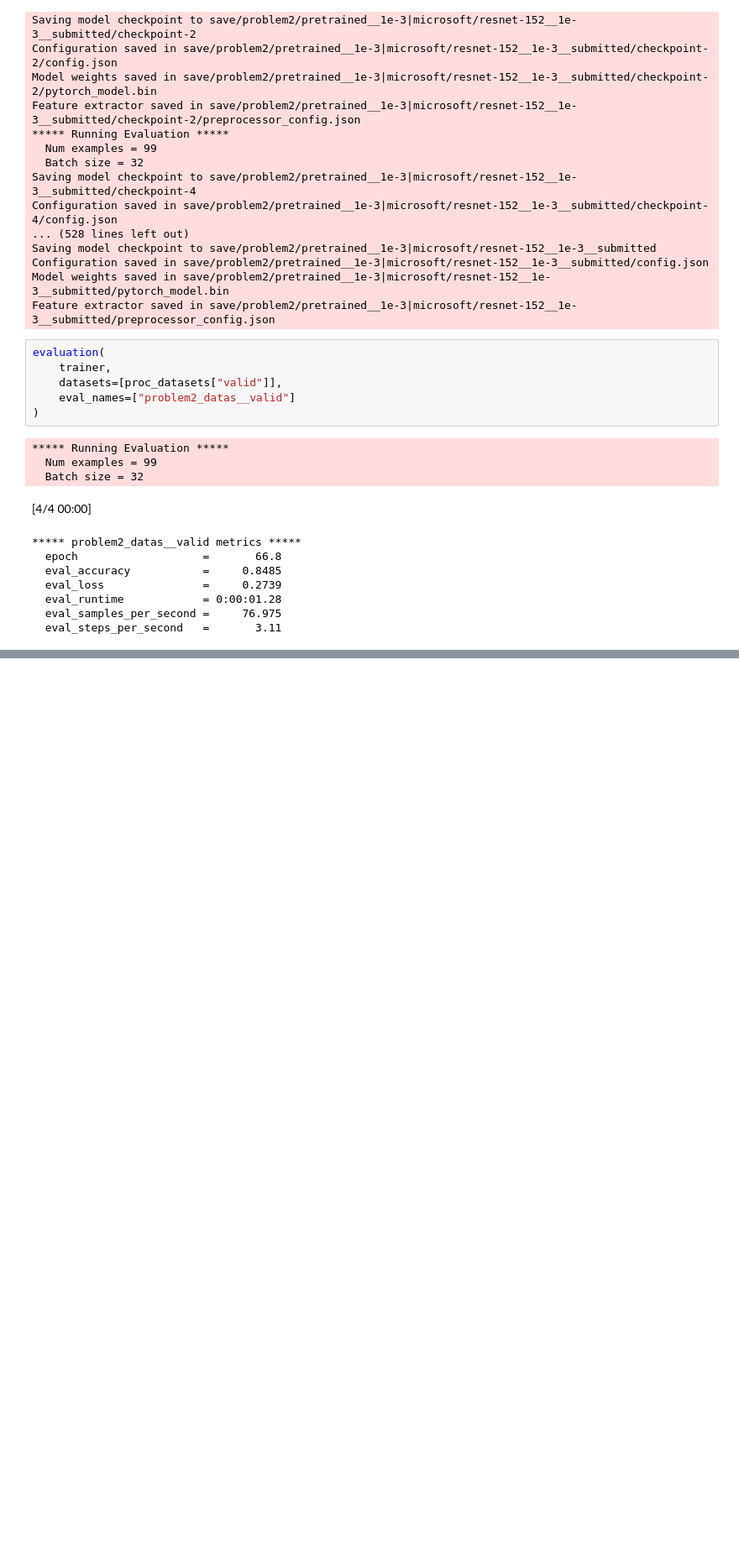
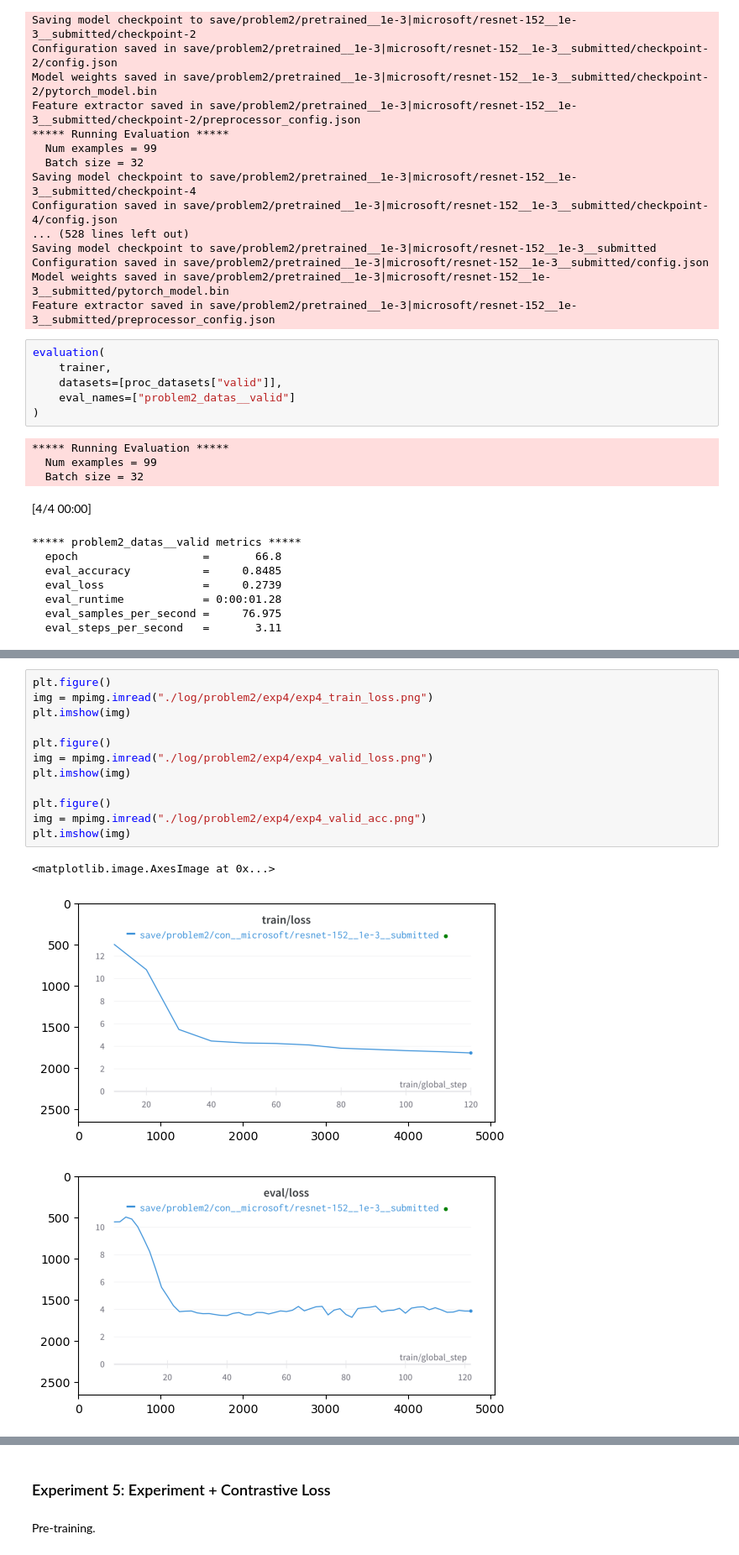
Before and after one commit to holylovenia/ai-healthcare, a Jupyter notebook: assignment1/problem2-testasvalid-resnet1.ipynb, the cells around one changed output, grey strips where cells are left out. Shown at 84% size. Saved outputs shown, nothing was run; the diff lists cells and outputs as text; blank space fills up the shorter version.

Commit message:
Add more experiments

```diff
--- a/assignment1/problem2-testasvalid-resnet1.ipynb
+++ b/assignment1/problem2-testasvalid-resnet1.ipynb
@@ -715,0 +828,16 @@ plt.imshow(img)
+# %%
+plt.figure()
+img = mpimg.imread("./log/problem2/exp4/exp4_train_loss.png")
+plt.imshow(img)
+
+plt.figure()
+img = mpimg.imread("./log/problem2/exp4/exp4_valid_loss.png")
+plt.imshow(img)
+
+plt.figure()
+img = mpimg.imread("./log/problem2/exp4/exp4_valid_acc.png")
+plt.imshow(img)
+# %% [output]
+<matplotlib.image.AxesImage at 0x...>
+[figure, added]
+[figure, added]
@@ -715,0 +845,4 @@ plt.imshow(img)
+# %% [markdown]
+### Experiment 5: Experiment + Contrastive Loss
+# %% [markdown]
+Pre-training.
```
Also changed, not shown: parts of 29 cells of this notebook, 3 other files.
